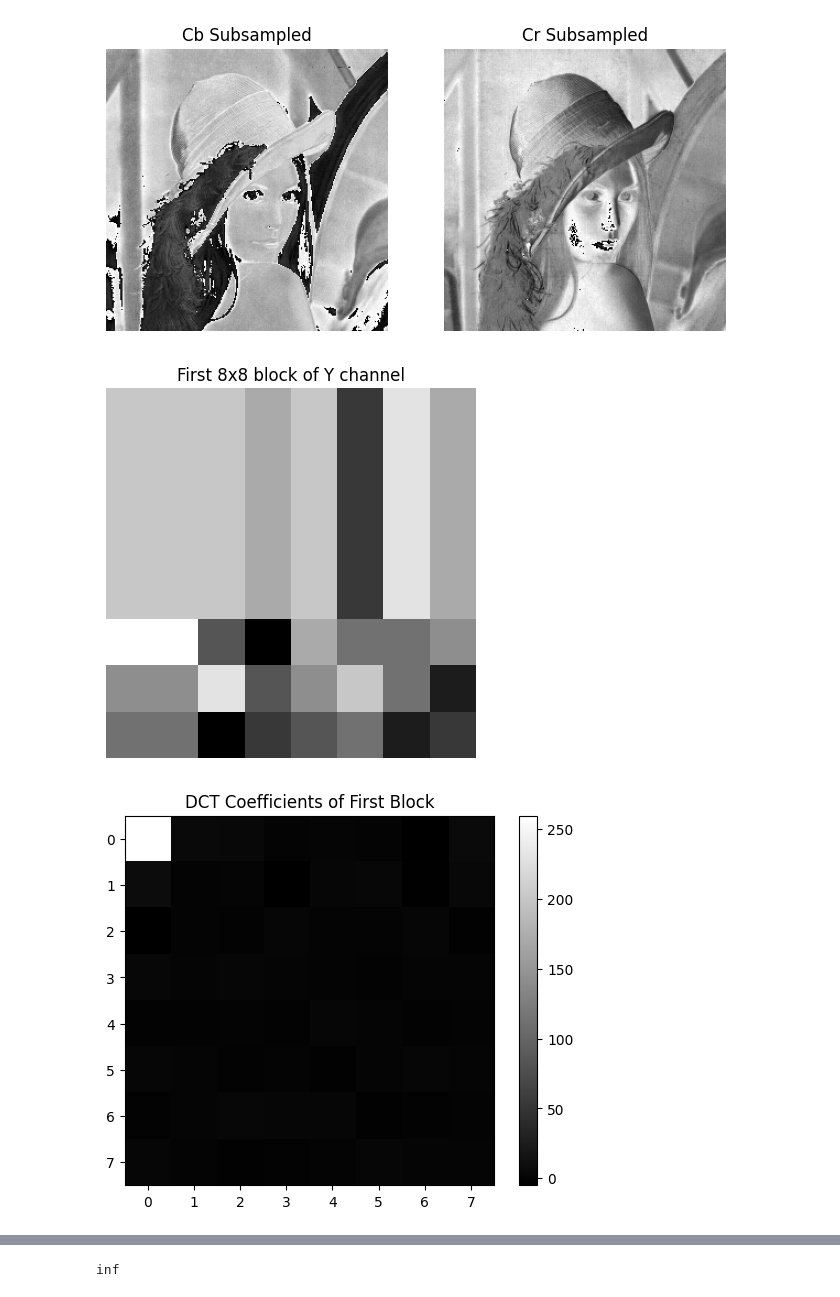
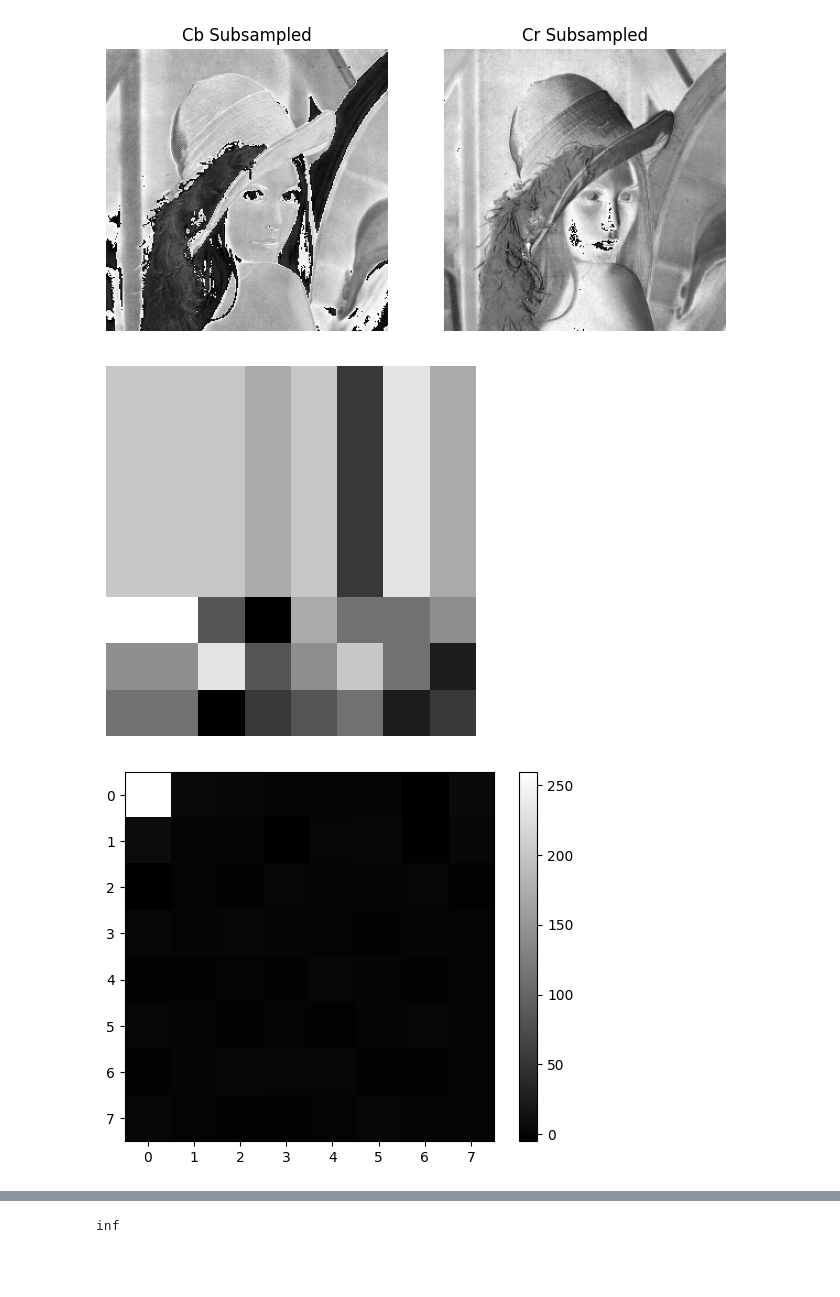
Before and after one commit to Abhijeet-KC/Image_Processing, a Jupyter notebook: 6. JPEG_Compression/Code.ipynb, the cells around one changed output, grey strips where cells are left out. Saved outputs shown, nothing was run; the diff lists cells and outputs as text; code cells hidden in the pictures; blank space fills up the shorter version.

```diff
--- a/6. JPEG_Compression/Code.ipynb
+++ b/6. JPEG_Compression/Code.ipynb
@@ -93,11 +92,10 @@ def split_into_blocks(channel, block_size=8):
 blocks = split_into_blocks(Y)
 # %%
 plt.imshow(blocks[0, 0], cmap='gray')
-plt.title('First 8x8 block of Y channel')
 plt.axis('off')
 plt.show()
 # %% [output]
-[figure, old version]
+[figure, new version]
 # %%
 # 7. DCT
 def dct2(block):
@@ -106,10 +104,9 @@ def dct2(block):
 dct_block = dct2(blocks[0, 0] - 128)
 # %%
 plt.imshow(dct_block, cmap='gray')
-plt.title("DCT Coefficients of First Block")
 plt.colorbar()
 plt.show()
 # %% [output]
-[figure, old version]
+[figure, new version]
 # %%
 plt.imshow(np.log(np.abs(dct_block) + 1), cmap='gray')
```
Also changed, not shown: parts of 7 cells of this notebook.
